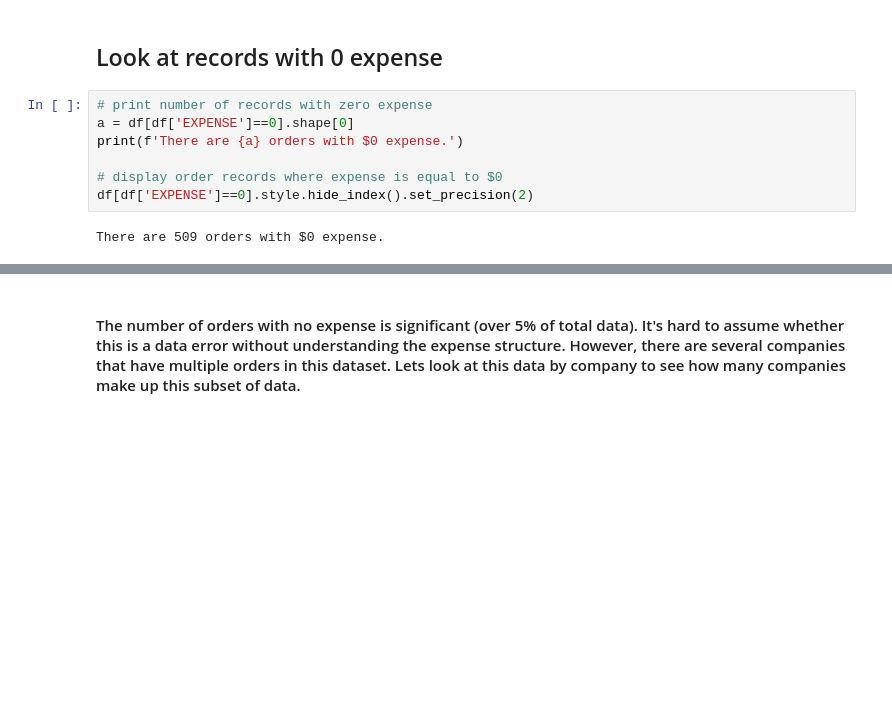
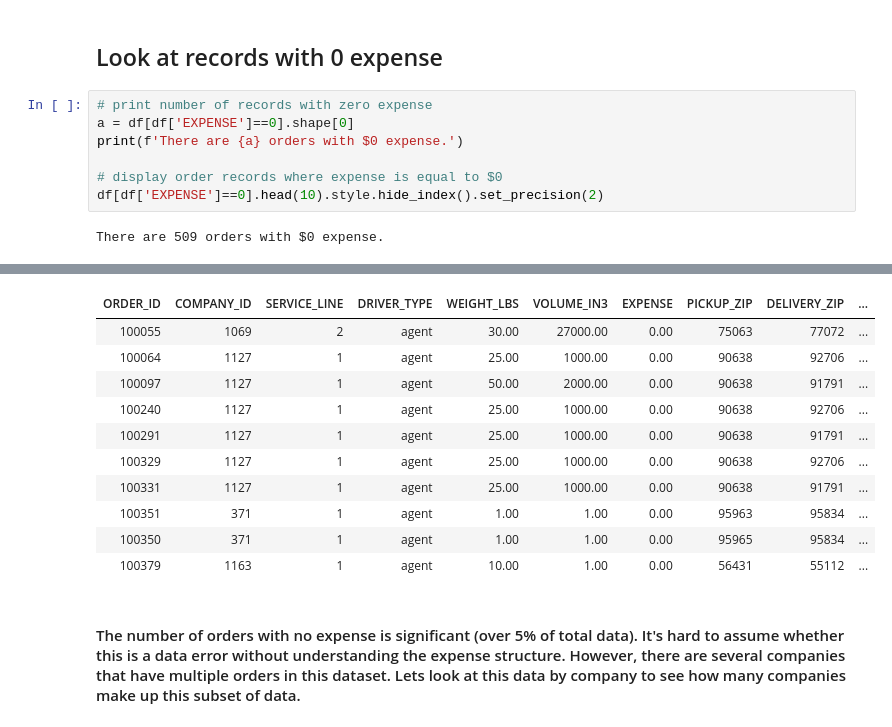
Before and after one commit to mgriffith700/Airspace_Analysis, a Jupyter notebook: Airspace_Analysis.ipynb, the cells around one changed output, grey strips where cells are left out. Cells and saved outputs as stored; diff of their text form; blank space fills up the shorter version.

```diff
--- a/Airspace_Analysis.ipynb
+++ b/Airspace_Analysis.ipynb
@@ -689,6 +699,6 @@ a = df[df['EXPENSE']==0].shape[0]
 print(f'There are {a} orders with $0 expense.')
 
 # display order records where expense is equal to $0
-df[df['EXPENSE']==0].style.hide_index().set_precision(2)
+df[df['EXPENSE']==0].head(10).style.hide_index().set_precision(2)
 # %% [output]
 There are 509 orders with $0 expense.
@@ -696,3 +705,14 @@ There are 509 orders with $0 expense.
+| ORDER_ID | COMPANY_ID | SERVICE_LINE | DRIVER_TYPE | WEIGHT_LBS | VOLUME_IN3 | EXPENSE | PICKUP_ZIP | DELIVERY_ZIP | ... |
+| 100055 | 1069 | 2 | agent | 30.00 | 27000.00 | 0.00 | 75063 | 77072 | ... |
+| 100064 | 1127 | 1 | agent | 25.00 | 1000.00 | 0.00 | 90638 | 92706 | ... |
+| 100097 | 1127 | 1 | agent | 50.00 | 2000.00 | 0.00 | 90638 | 91791 | ... |
+| 100240 | 1127 | 1 | agent | 25.00 | 1000.00 | 0.00 | 90638 | 92706 | ... |
+| 100291 | 1127 | 1 | agent | 25.00 | 1000.00 | 0.00 | 90638 | 91791 | ... |
+| 100329 | 1127 | 1 | agent | 25.00 | 1000.00 | 0.00 | 90638 | 92706 | ... |
+| 100331 | 1127 | 1 | agent | 25.00 | 1000.00 | 0.00 | 90638 | 91791 | ... |
+| 100351 | 371 | 1 | agent | 1.00 | 1.00 | 0.00 | 95963 | 95834 | ... |
+| 100350 | 371 | 1 | agent | 1.00 | 1.00 | 0.00 | 95965 | 95834 | ... |
+| 100379 | 1163 | 1 | agent | 10.00 | 1.00 | 0.00 | 56431 | 55112 | ... |
 # %% [markdown]
 #### The number of orders with no expense is significant (over 5% of total data). It's hard to assume whether this is a data error without understanding the expense structure. However, there are several companies that have multiple orders in this dataset. Lets look at this data by company to see how many companies make up this subset of data.
 # %% [markdown]
```
Also changed, not shown: parts of 3 cells of this notebook.
